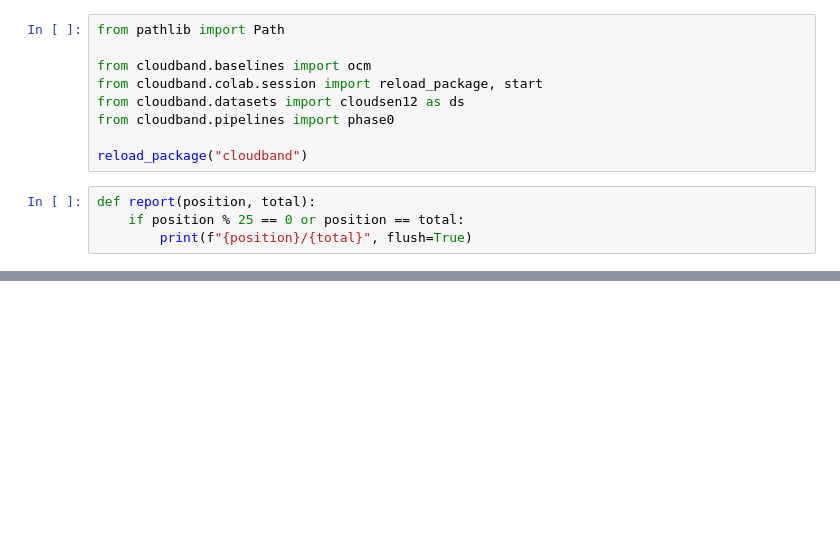
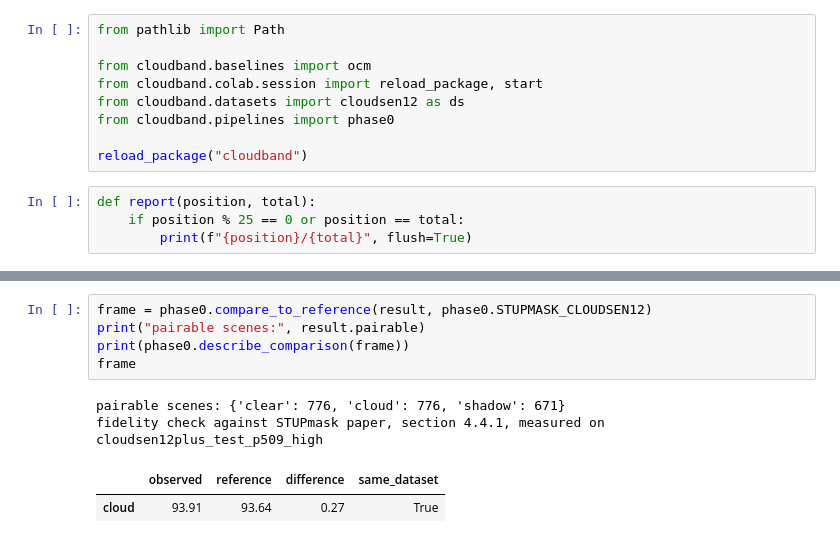
Before and after one commit to ArthurrCr/cloudband, a Jupyter notebook: notebooks/00_baselines/score_ocm_cloudsen12.ipynb, the cells around one changed output, grey strips where cells are left out. Cells and saved outputs as stored; diff of their text form; blank space fills up the shorter version.

```diff
--- a/notebooks/00_baselines/score_ocm_cloudsen12.ipynb
+++ b/notebooks/00_baselines/score_ocm_cloudsen12.ipynb
@@ -81,3 +125,13 @@ phase0.compare_to_reference(result, PIXBOX_S2_V1_7_0)
+# %%
+frame = phase0.compare_to_reference(result, phase0.STUPMASK_CLOUDSEN12)
+print("pairable scenes:", result.pairable)
+print(phase0.describe_comparison(frame))
+frame
+# %% [output]
+pairable scenes: {'clear': 776, 'cloud': 776, 'shadow': 671}
+fidelity check against STUPmask paper, section 4.4.1, measured on cloudsen12plus_test_p509_high
+|  | observed | reference | difference | same_dataset |
+| cloud | 93.91 | 93.64 | 0.27 | True |
 # %%
 paths = phase0.save(
     result,
```
Also changed, not shown: parts of 8 cells of this notebook.
